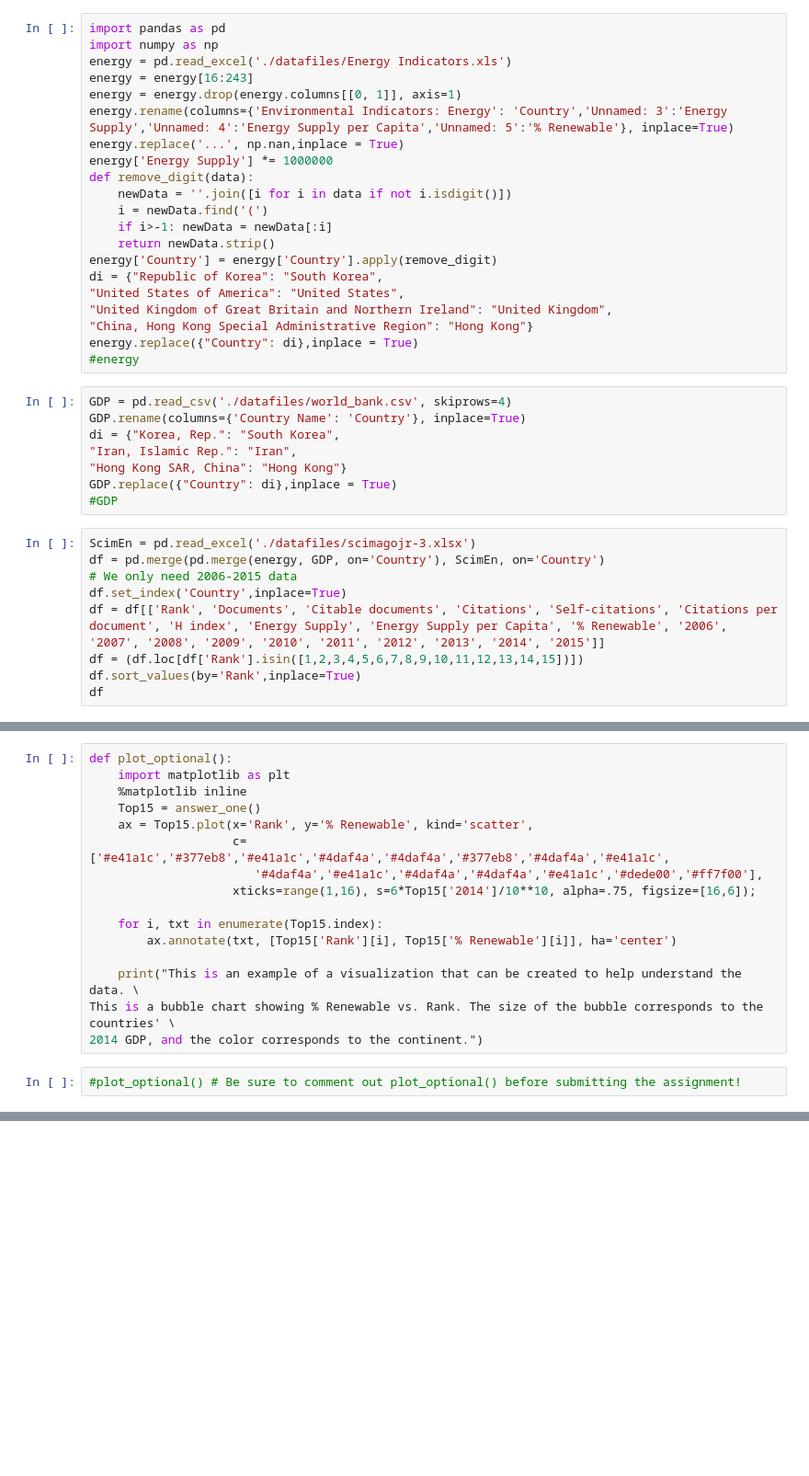
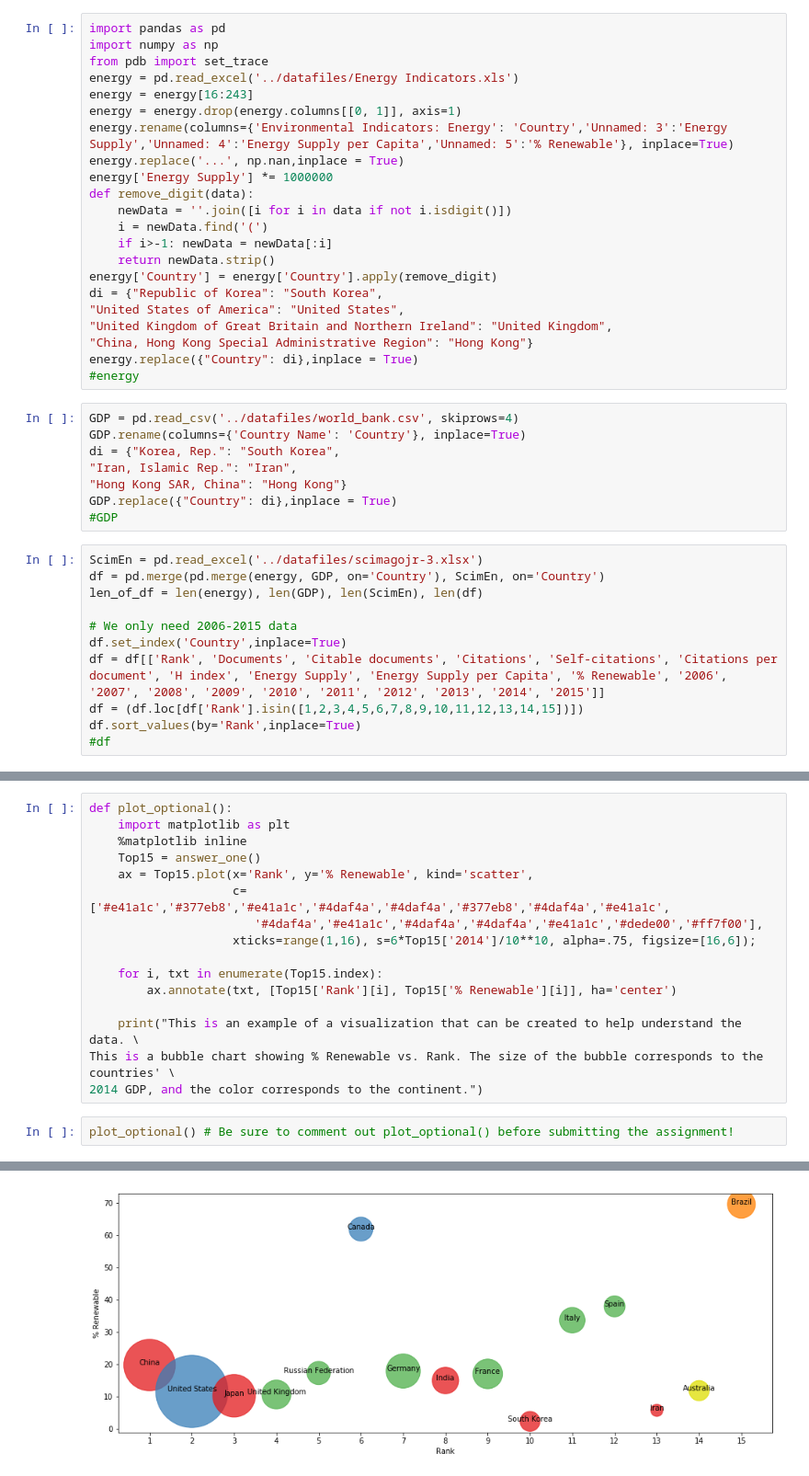
Before and after one commit to erv4gen/DS-Playground, a Jupyter notebook: current projects/A3_to_compare.ipynb, the cells around one changed output, grey strips where cells are left out. Shown at 92% size. Saved outputs shown, nothing was run; the diff lists cells and outputs as text; blank space fills up the shorter version.

```diff
--- a/current projects/A3_to_compare.ipynb
+++ b/current projects/A3_to_compare.ipynb
@@ -51,7 +51,8 @@ The index of this DataFrame should be the name of the country, and the columns s
 # %%
 import pandas as pd
 import numpy as np
-energy = pd.read_excel('./datafiles/Energy Indicators.xls')
+from pdb import set_trace
+energy = pd.read_excel('../datafiles/Energy Indicators.xls')
 energy = energy[16:243]
 energy = energy.drop(energy.columns[[0, 1]], axis=1)
 energy.rename(columns={'Environmental Indicators: Energy': 'Country','Unnamed: 3':'Energy Supply','Unnamed: 4':'Energy Supply per Capita','Unnamed: 5':'% Renewable'}, inplace=True)
@@ -70,7 +71,7 @@ di = {"Republic of Korea": "South Korea",
 energy.replace({"Country": di},inplace = True)
 #energy
 # %%
-GDP = pd.read_csv('./datafiles/world_bank.csv', skiprows=4)
+GDP = pd.read_csv('../datafiles/world_bank.csv', skiprows=4)
 GDP.rename(columns={'Country Name': 'Country'}, inplace=True)
 di = {"Korea, Rep.": "South Korea",
 "Iran, Islamic Rep.": "Iran",
@@ -78,11 +79,13 @@ di = {"Korea, Rep.": "South Korea",
 GDP.replace({"Country": di},inplace = True)
 #GDP
 # %%
-ScimEn = pd.read_excel('./datafiles/scimagojr-3.xlsx')
+ScimEn = pd.read_excel('../datafiles/scimagojr-3.xlsx')
 df = pd.merge(pd.merge(energy, GDP, on='Country'), ScimEn, on='Country')
+len_of_df = len(energy), len(GDP), len(ScimEn), len(df)
+
 # We only need 2006-2015 data
 df.set_index('Country',inplace=True)
 df = df[['Rank', 'Documents', 'Citable documents', 'Citations', 'Self-citations', 'Citations per document', 'H index', 'Energy Supply', 'Energy Supply per Capita', '% Renewable', '2006', '2007', '2008', '2009', '2010', '2011', '2012', '2013', '2014', '2015']]
 df = (df.loc[df['Rank'].isin([1,2,3,4,5,6,7,8,9,10,11,12,13,14,15])])
 df.sort_values(by='Rank',inplace=True)
-df
+#df
@@ -345,4 +431,5 @@ def plot_optional():
 This is a bubble chart showing % Renewable vs. Rank. The size of the bubble corresponds to the countries' \
 2014 GDP, and the color corresponds to the continent.")
 # %%
-#plot_optional() # Be sure to comment out plot_optional() before submitting the assignment!
+plot_optional() # Be sure to comment out plot_optional() before submitting the assignment!
+# %% [output]
@@ -348,0 +437 @@ This is a bubble chart showing % Renewable vs. Rank. The size of the bubble corr
+[figure, added]
```
Also changed, not shown: parts of 14 cells of this notebook.
